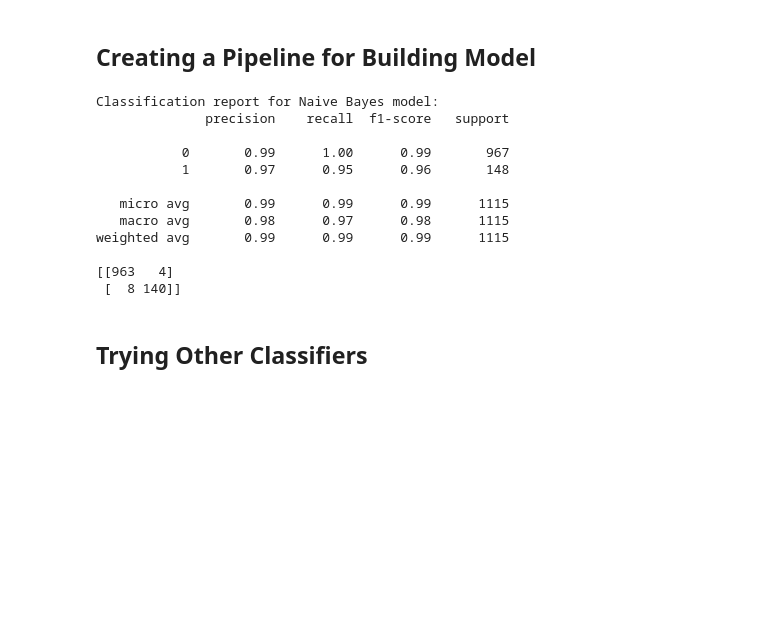
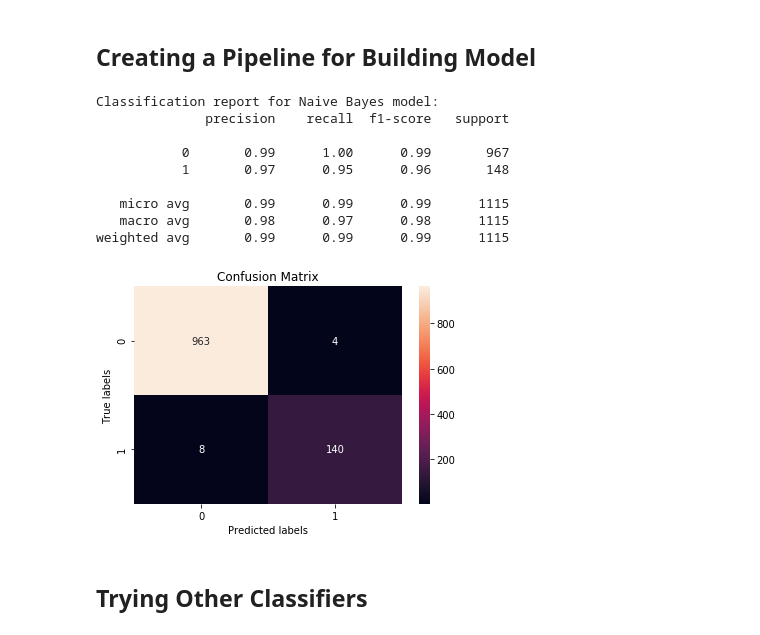
Before and after one commit to definitelymeng/Machine-Learning, a Jupyter notebook: Spam_Filter/spam_filter.ipynb, the cells around one changed output. Saved outputs shown, nothing was run; the diff lists cells and outputs as text; code cells hidden in the pictures; blank space fills up the shorter version.

Commit message:
Add visualizarion function

```diff
--- a/Spam_Filter/spam_filter.ipynb
+++ b/Spam_Filter/spam_filter.ipynb
@@ -118,33 +118,38 @@ X_train, X_test, y_train, y_test = train_test_split(df['sms_message'],
 # %%
 #create a pipeline to store process
 from sklearn.pipeline import Pipeline
 from sklearn.naive_bayes import MultinomialNB
 from sklearn.feature_extraction.text import CountVectorizer
 from sklearn.metrics import classification_report,confusion_matrix
 import seaborn as sns
 
+def visual(y,y_pred):
+    cm =confusion_matrix(y,y_pred)
+    ax= plt.subplot()
+    sns.heatmap(cm, annot=True, ax = ax,fmt='g');
+    ax.set_xlabel('Predicted labels');ax.set_ylabel('True labels');
+    ax.set_title('Confusion Matrix');
+
 pipeline_nb = Pipeline([
     ('bow', CountVectorizer()),  # strings to bag of words matrix
     ('classifier', MultinomialNB()),  # train on Naive Bayes classifier
 ])
 
-pred_nb = pipeline.fit(X_train,y_train).predict(X_test)
+pred_nb = pipeline_nb.fit(X_train,y_train).predict(X_test)
 print("Classification report for Naive Bayes model: ")
 print(classification_report(y_test,pred_nb))
-print(confusion_matrix(y_test,pred_nb))
+visual(y_test,pred_nb)
 # %% [output]
 Classification report for Naive Bayes model:
               precision    recall  f1-score   support
 
            0       0.99      1.00      0.99       967
            1       0.97      0.95      0.96       148
 
    micro avg       0.99      0.99      0.99      1115
    macro avg       0.98      0.97      0.98      1115
 weighted avg       0.99      0.99      0.99      1115
-
-[[963   4]
- [  8 140]]
+[figure, added]
 # %% [markdown]
 ## Trying Other Classifiers
 # %%
```
Also changed, not shown: parts of 4 cells of this notebook.
